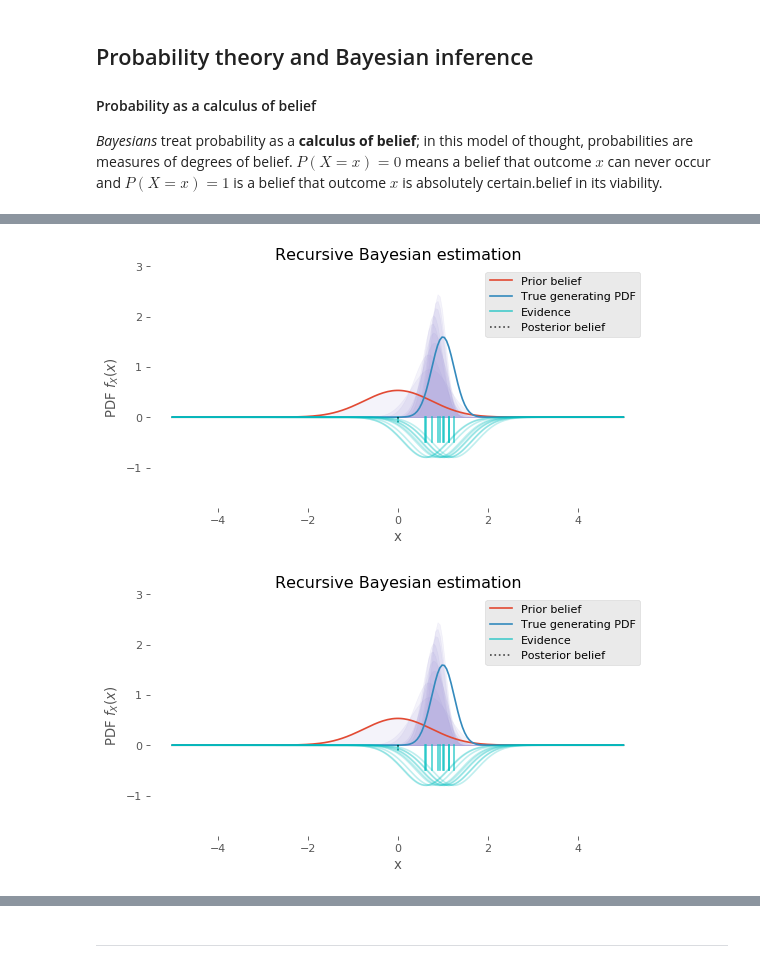
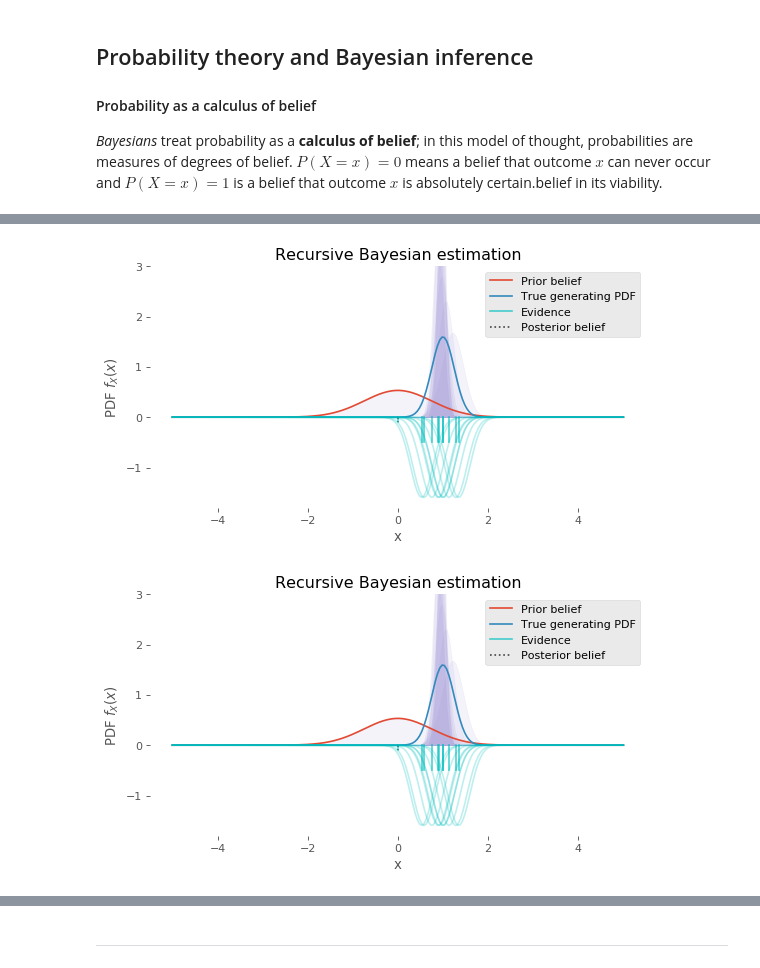
Before and after one commit to johnhw/chi_course_2019, a Jupyter notebook: 01_intro_to_bayesian_methods/Introduction_to_Bayesian_Methods_in_HCI.ipynb, the cells around one changed output, grey strips where cells are left out. Drawn from its saved outputs; the diff is of its cells as text; code cells hidden in the pictures.

```diff
--- a/01_intro_to_bayesian_methods/Introduction_to_Bayesian_Methods_in_HCI.ipynb
+++ b/01_intro_to_bayesian_methods/Introduction_to_Bayesian_Methods_in_HCI.ipynb
@@ -646,9 +588,9 @@ def prior_posterior(prior_mean=0, prior_std=1, ev_std=0.5, n=10, anim=False):
 # %%
 # fast convergence, strong belief in observed evidence, and informative prior
-prior_posterior(prior_mean=0, prior_std=0.75, ev_std=0.5, anim=True)
+prior_posterior(prior_mean=0, prior_std=0.75, ev_std=0.25, anim=True)
 # %% [output]
-[figure, old version]
+[figure, new version]
-[figure, old version]
+[figure, new version]
 # %%
 # weaker prior and less belief in evidence; slower convergence (but still works)
 prior_posterior(prior_mean=0, prior_std=3, ev_std=1.0, anim=True)
```
Also changed, not shown: parts of 47 cells of this notebook, 5 other files.
